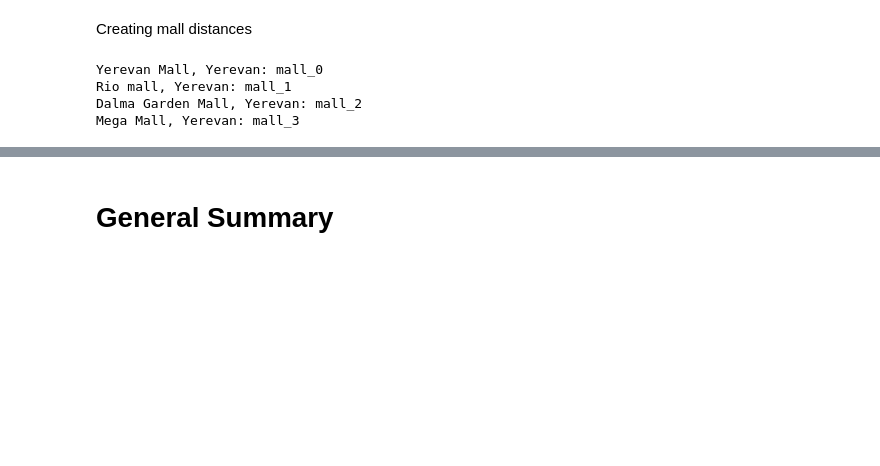
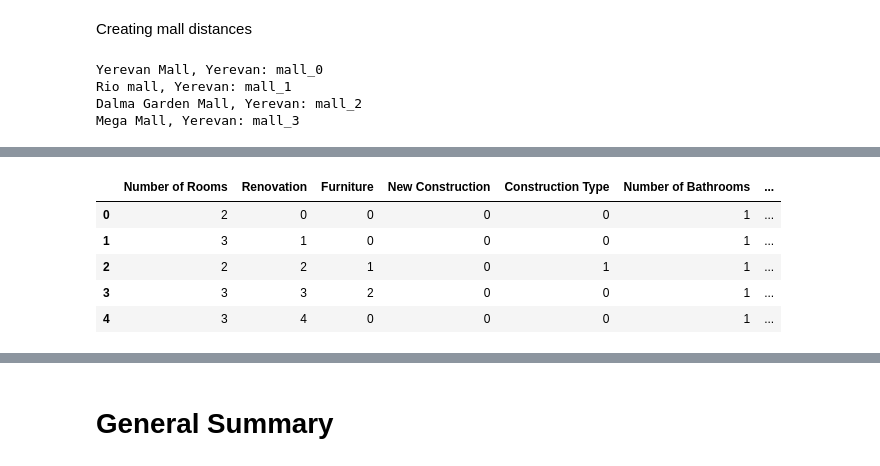
Before and after one commit to VaheC/ArmenianHousePrices, a Jupyter notebook: notebooks/EDA.ipynb, the cells around one changed output, grey strips where cells are left out. Drawn from its saved outputs; the diff is of its cells as text; code cells hidden in the pictures; blank space fills up the shorter version.

```diff
--- a/notebooks/EDA.ipynb
+++ b/notebooks/EDA.ipynb
@@ -1234,0 +1282,9 @@ Name: closest_mall_distance, Length: 22424, dtype: float64
+# %%
+df[cat_feats_list].head()
+# %% [output]
+|  | Number of Rooms | Renovation | Furniture | New Construction | Construction Type | Number of Bathrooms | ... |
+| 0 | 2 | 0 | 0 | 0 | 0 | 1 | ... |
+| 1 | 3 | 1 | 0 | 0 | 0 | 1 | ... |
+| 2 | 2 | 2 | 1 | 0 | 1 | 1 | ... |
+| 3 | 3 | 3 | 2 | 0 | 0 | 1 | ... |
+| 4 | 3 | 4 | 0 | 0 | 0 | 1 | ... |
```
Also changed, not shown: parts of 23 cells of this notebook.
